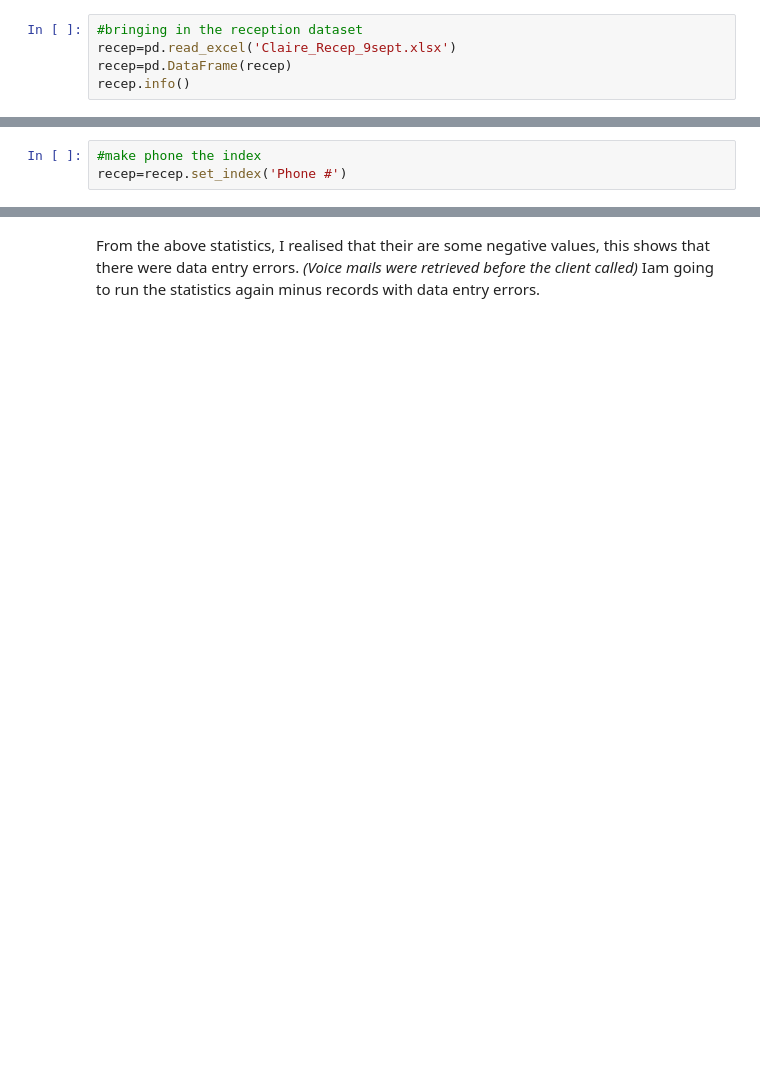
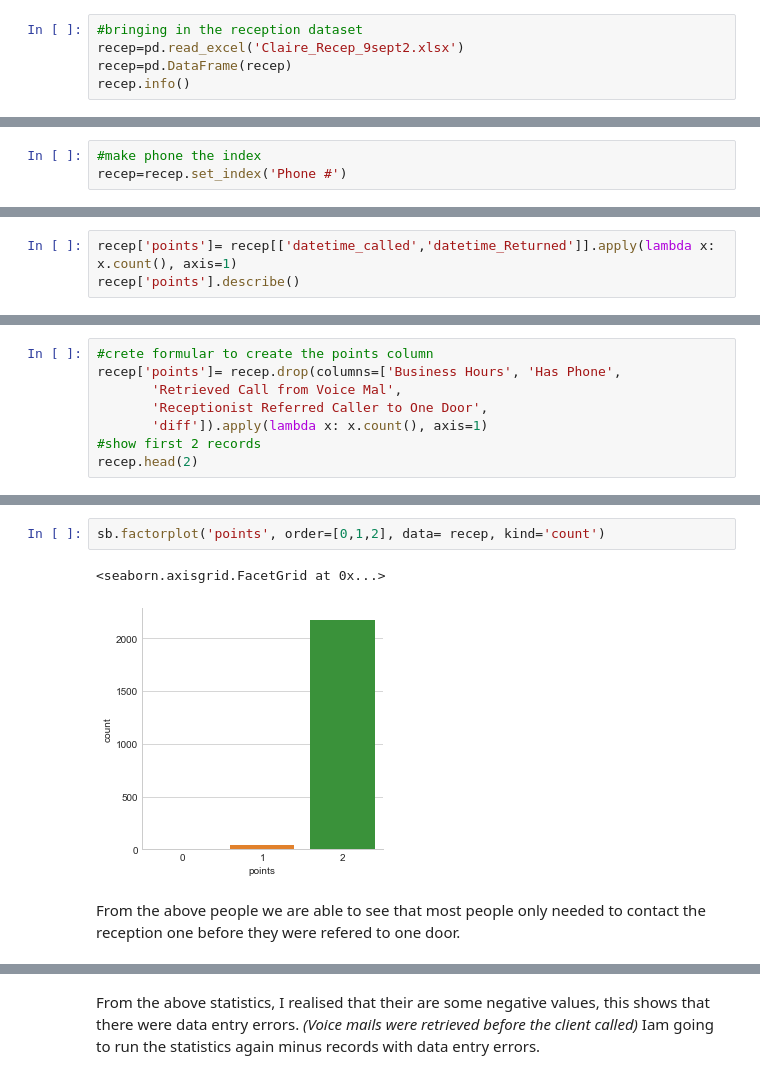
Before and after one commit to Claire-Kimbugwe/Data-Analysis-Projects, a Jupyter notebook: Customer Service Study.ipynb, the cells around one changed output, grey strips where cells are left out. Cells and saved outputs as stored; diff of their text form; blank space fills up the shorter version.

```diff
--- a/Customer Service Study.ipynb
+++ b/Customer Service Study.ipynb
@@ -41,7 +41,7 @@ sb.set_style('whitegrid')
 #### Reception Data
 # %%
 #bringing in the reception dataset
-recep=pd.read_excel('Claire_Recep_9sept.xlsx')
+recep=pd.read_excel('Claire_Recep_9sept2.xlsx')
 recep=pd.DataFrame(recep)
 recep.info()
 # %% [output]
@@ -98,0 +148,3 @@ dtype: object
+# %%
+recep['points']= recep[['datetime_called','datetime_Returned']].apply(lambda x: x.count(), axis=1)
+recep['points'].describe()
@@ -98,0 +161,8 @@ dtype: object
+# %%
+#crete formular to create the points column
+recep['points']= recep.drop(columns=['Business Hours', 'Has Phone',
+       'Retrieved Call from Voice Mal',
+       'Receptionist Referred Caller to One Door',
+       'diff']).apply(lambda x: x.count(), axis=1)
+#show first 2 records
+recep.head(2)
@@ -98,0 +187,7 @@ dtype: object
+# %%
+sb.factorplot('points', order=[0,1,2], data= recep, kind='count')
+# %% [output]
+<seaborn.axisgrid.FacetGrid at 0x...>
+[figure, added]
+# %% [markdown]
+From the above people we are able to see that most people only needed to contact the reception one before they were refered to one door.
```
Also changed, not shown: parts of 126 cells of this notebook.
